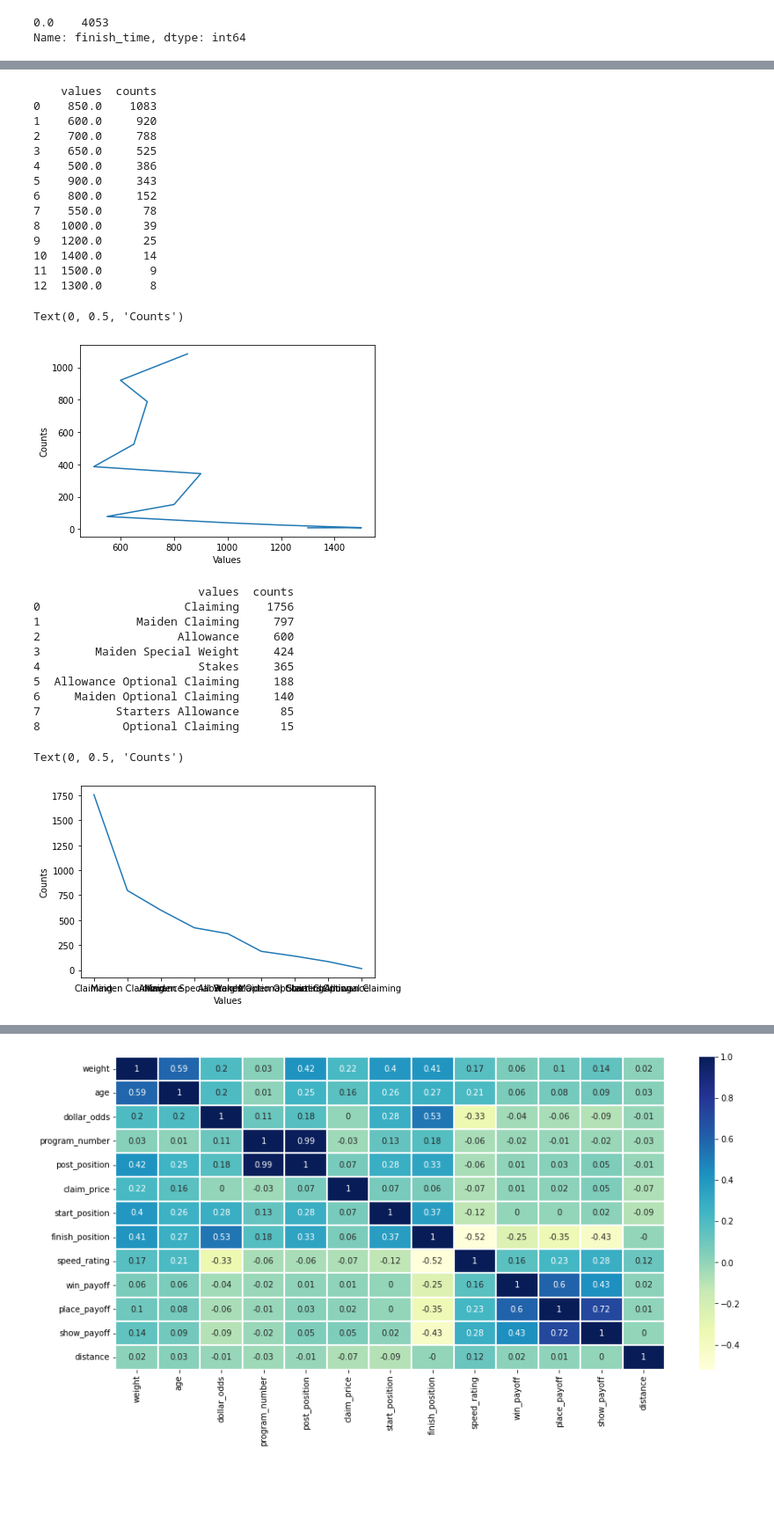
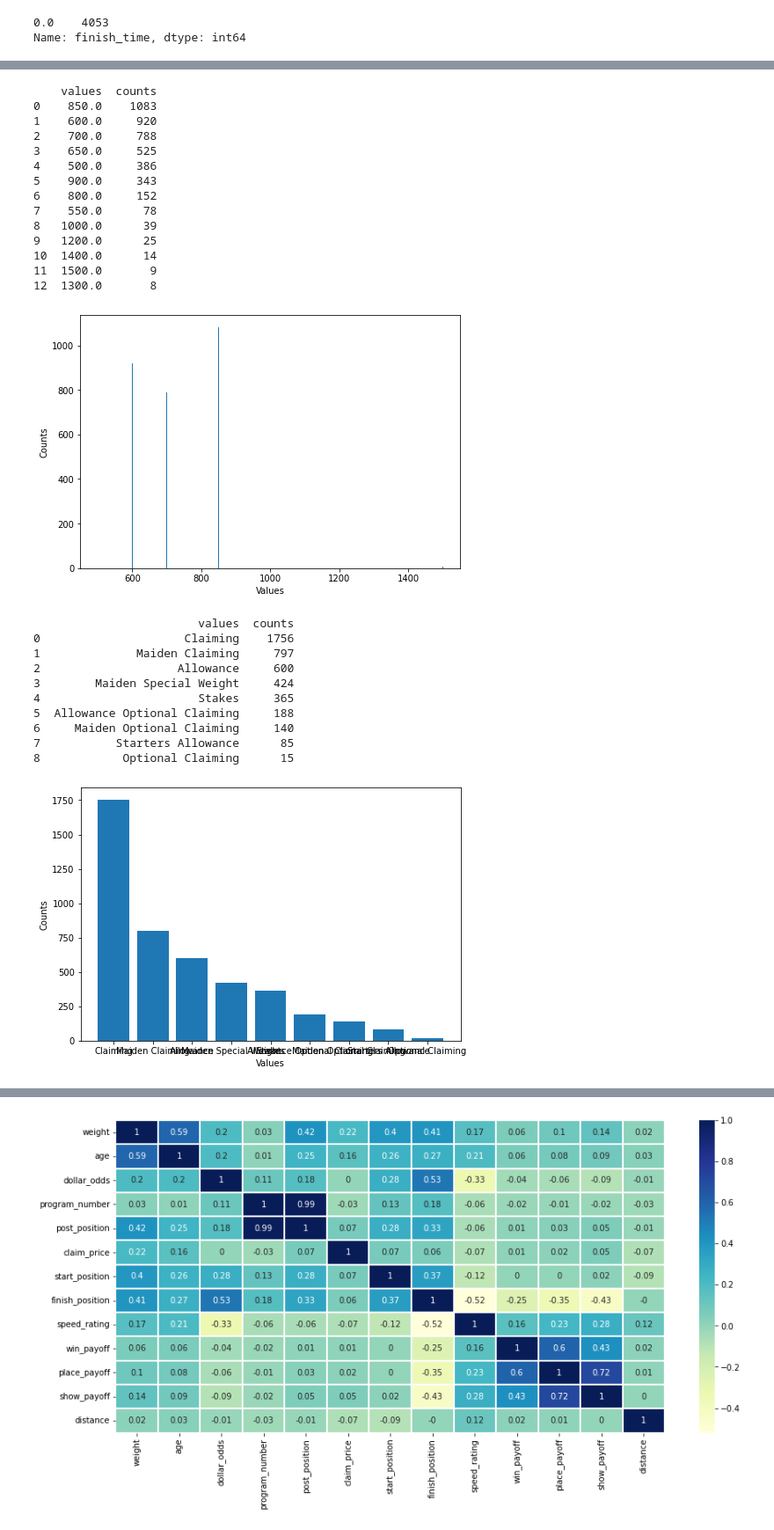
Before and after one commit to AI-at-GBC/Woodbine-Racetrack, a Jupyter notebook: Woodbine_project.ipynb, the cells around one changed output, grey strips where cells are left out. Shown at 88% size. Cells and saved outputs as stored; diff of their text form; code cells hidden in the pictures; blank space fills up the shorter version.

```diff
--- a/Woodbine_project.ipynb
+++ b/Woodbine_project.ipynb
@@ -611,12 +654,15 @@ Text(0, 0.5, 'Counts')
 # %%
-df['distance'].value_counts()
+# Distance, assuming this is the distance of the race
 
-distance = df['distance'].value_counts().rename_axis('values').reset_index(name='counts')
-print (distance)
+feature = df['distance'].value_counts().rename_axis('values').reset_index(name='counts')
+print (feature)
 
-plt.plot(distance['values'], distance['counts'])
-plt.xlabel('Values')
-plt.ylabel('Counts')
+fig = plt.figure()
+ax = fig.add_axes([0,0,1,1])
+ax.bar(feature['values'],feature['counts'])
+ax.set_ylabel('Counts')
+ax.set_xlabel('Values')
+plt.show()
 # %% [output]
     values  counts
 0    850.0    1083
@@ -632,28 +678,28 @@ plt.ylabel('Counts')
 10  1400.0      14
 11  1500.0       9
 12  1300.0       8
-Text(0, 0.5, 'Counts')
-[figure, old version]
+[figure, new version]
 # %%
-df['race_type'].value_counts()
+# race type
+feature = df['race_type'].value_counts().rename_axis('values').reset_index(name='counts')
+print (feature)
 
-race_type = df['race_type'].value_counts().rename_axis('values').reset_index(name='counts')
-print (race_type)
-
-plt.plot(race_type['values'], race_type['counts'])
-plt.xlabel('Values')
-plt.ylabel('Counts')
+fig = plt.figure()
+ax = fig.add_axes([0,0,1,1])
+ax.bar(feature['values'],feature['counts'])
+ax.set_ylabel('Counts')
+ax.set_xlabel('Values')
+plt.show()
 # %% [output]
                         values  counts
 0                     Claiming    1756
 1              Maiden Claiming     797
 2                    Allowance     600
 3        Maiden Special Weight     424
 4                       Stakes     365
 5  Allowance Optional Claiming     188
 6     Maiden Optional Claiming     140
 7           Starters Allowance      85
 8            Optional Claiming      15
-Text(0, 0.5, 'Counts')
-[figure, old version]
+[figure, new version]
 # %%
```
Also changed, not shown: parts of 52 cells of this notebook.
